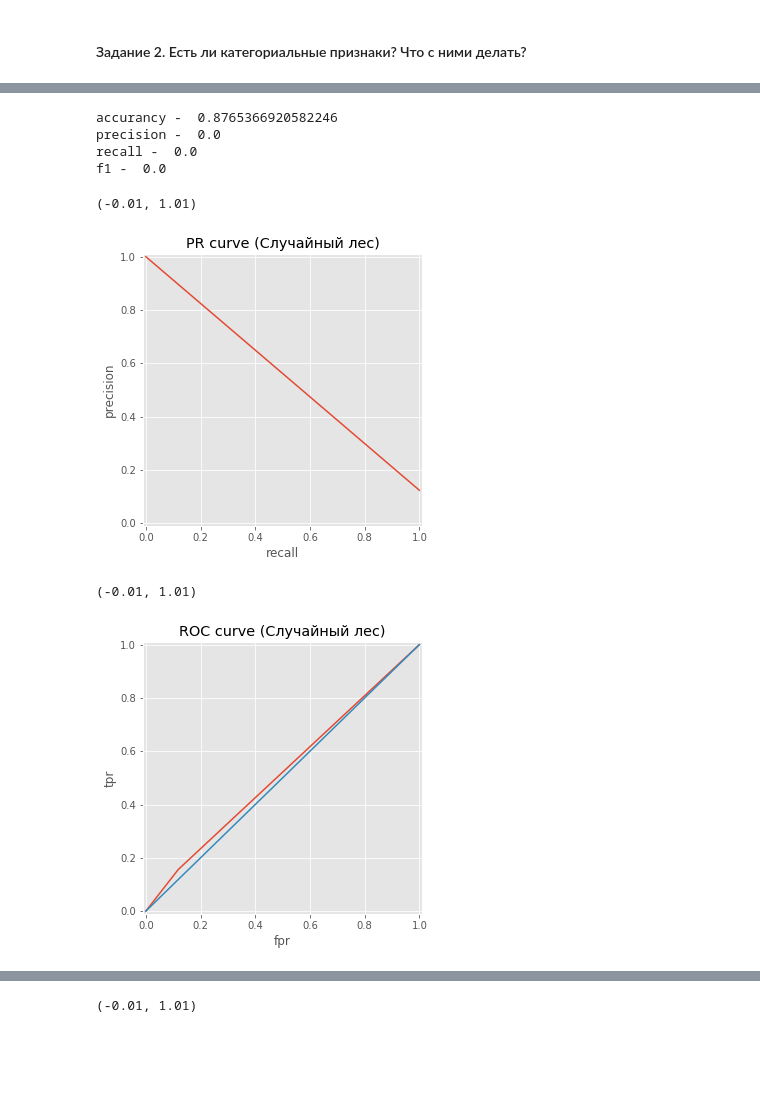
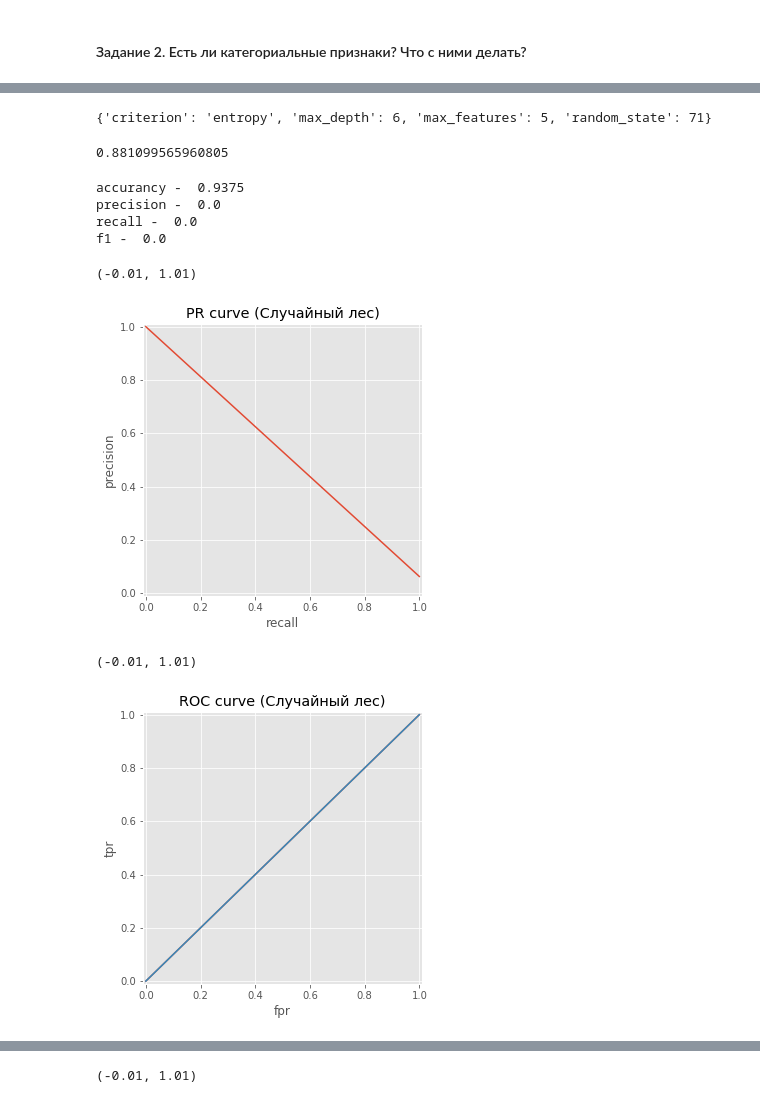
Before and after one commit to do-al/sfml, a Jupyter notebook: hw_02/hw2_task-2.ipynb, the cells around one changed output, grey strips where cells are left out. Cells and saved outputs as stored; diff of their text form; code cells hidden in the pictures; blank space fills up the shorter version.

```diff
--- a/hw_02/hw2_task-2.ipynb
+++ b/hw_02/hw2_task-2.ipynb
@@ -723,0 +1151,7 @@ predictRFC_proba = forest.predict_proba(X_test)
+# %%
+forest_params = {'max_depth': range(2, 7), 'max_features': range(2,10), \
+                 'criterion': ['entropy', 'gini'], 'random_state': range(1,100)}
+# %%
+forest_grid = GridSearchCV(forest, forest_params, cv=5, n_jobs=-1, verbose=True)
+# %%
+forest_grid.fit(X_train, y_train)
@@ -723,0 +1189,8 @@ predictRFC_proba = forest.predict_proba(X_test)
+# %%
+forest_grid.best_params_
+# %% [output]
+{'criterion': 'entropy', 'max_depth': 6, 'max_features': 5, 'random_state': 71}
+# %%
+forest_grid.best_score_
+# %% [output]
+0.881099565960805
@@ -724,29 +1199,31 @@ predictRFC_proba = forest.predict_proba(X_test)
+# %%
+predictForest = forest_grid.predict(X_test)
 # %%
-print('accurancy - ', accuracy_score(y_test, predictRFC))
-print('precision - ', precision_score(y_test, predictRFC))
-print('recall - ', recall_score(y_test, predictRFC))
-print('f1 - ', f1_score(y_test,predictRFC))
+print('accurancy - ', accuracy_score(y_test, predictForest))
+print('precision - ', precision_score(y_test, predictForest))
+print('recall - ', recall_score(y_test, predictForest))
+print('f1 - ', f1_score(y_test, predictForest))
 # %% [output]
-accurancy -  0.8765366920582246
+accurancy -  0.9375
 precision -  0.0
 recall -  0.0
 f1 -  0.0
 # %%
-precisionRFC, recallRFC, thresholds = precision_recall_curve(y_test, predictRFC)
+precisionRFC, recallRFC, thresholds = precision_recall_curve(y_test, predictForest)
 
 plt.figure(figsize=(5, 5))
 plt.plot(recallRFC, precisionRFC)
 plt.xlabel('recall')
 plt.ylabel('precision')
 plt.grid(True)
 plt.title('PR curve (Случайный лес)')
 plt.xlim((-0.01, 1.01))
 plt.ylim((-0.01, 1.01))
 # %% [output]
 (-0.01, 1.01)
-[figure, old version]
+[figure, new version]
 # %%
-fprRFC, tprRFC, thresholds = roc_curve(y_test, predictDTC)
+fprRFC, tprRFC, thresholds = roc_curve(y_test, predictForest)
 
 plt.figure(figsize=(5, 5))
 plt.plot(fprRFC, tprRFC)
@@ -759,4 +1236,4 @@ plt.xlim((-0.01, 1.01))
 plt.ylim((-0.01, 1.01))
 # %% [output]
 (-0.01, 1.01)
-[figure, old version]
+[figure, new version]
```
Also changed, not shown: parts of 120 cells of this notebook.
